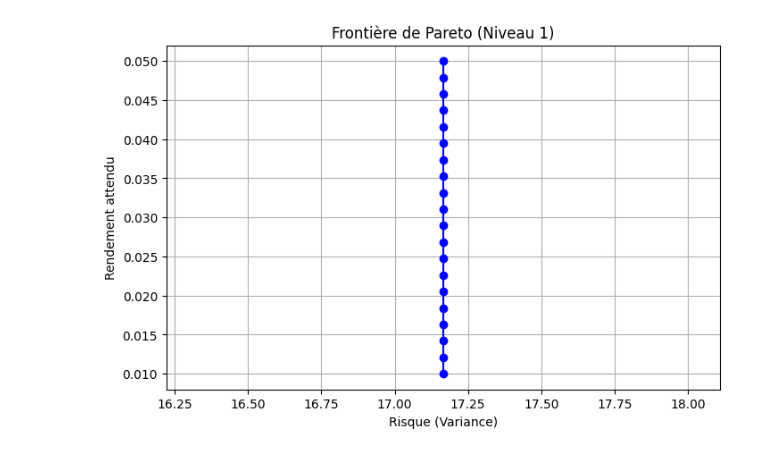
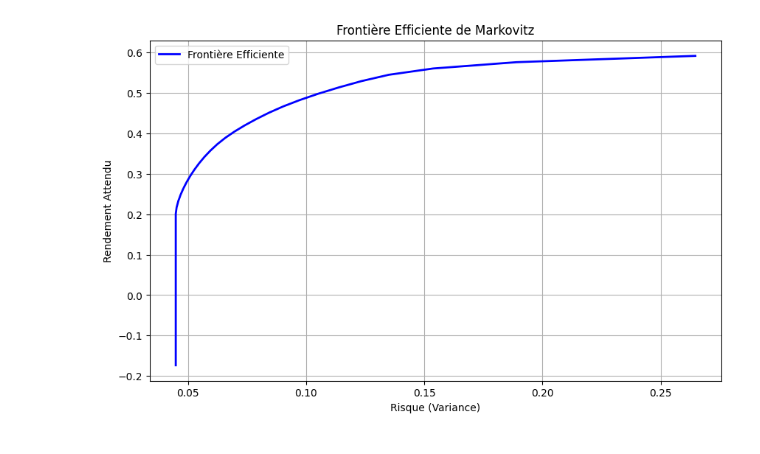
Before and after one commit to corazon008/MulticriteiaOptimization-Project, a Jupyter notebook: notebooks/step1.ipynb, the cells around one changed output. Cells and saved outputs as stored; diff of their text form; code cells hidden in the pictures.

```diff
--- a/notebooks/step1.ipynb
+++ b/notebooks/step1.ipynb
@@ -26,2 +35,0 @@ df
-# %%
-df = df.dropna(axis=0)
@@ -218,0 +36,8 @@ df_pareto = pd.DataFrame(pareto_front)
+# %%
+# Calcul des rendements logarithmiques
+returns = np.log(df / df.shift(1)).dropna()
+
+# Calcul des paramètres pour l'optimisation
+mu = returns.mean() * 252  # Annualisation (252 jours boursiers)
+Sigma = returns.cov() * 252  # Annualisation de la matrice de covariance
+num_assets = len(mu)
@@ -218,0 +139,13 @@ df_pareto = pd.DataFrame(pareto_front)
+# %%
+def portfoliorisk(w, cov_matrix):
+    """Calcule la variance du portefeuille (le risque)"""
+    return w.T @ cov_matrix @ w
+# %%
+# Contrainte : la somme des poids doit être égale à 1
+constraints = ({'type': 'eq', 'fun': lambda w: np.sum(w) - 1})
+
+# Bornes : chaque poids est entre 0 et 1 (pas de vente à décourt)
+bounds = tuple((0, 1) for _ in range(len(mu)))
+
+# Contrainte de rendement minimum (elle sera ajoutée plus tard pour chaque valeur de r_min)
+# Elle sera de la forme : {'type': 'ineq', 'fun': lambda w: w.T @ mu - r_min}
@@ -219,12 +191,11 @@ df_pareto = pd.DataFrame(pareto_front)
 # %%
-import matplotlib.pyplot as plt
-
-plt.figure(figsize=(8, 5))
-plt.plot(df_pareto['Risque'], df_pareto['Rendement'], marker='o', linestyle='-', color='blue')
+plt.figure(figsize=(10, 6))
+plt.plot(optimal_risks, target_returns, 'b-', linewidth=2.0, label='Frontière Efficiente')
 plt.xlabel('Risque (Variance)')
-plt.ylabel('Rendement attendu')
-plt.title('Frontière de Pareto (Niveau 1)')
+plt.ylabel('Rendement Attendu')
+plt.title('Frontière Efficiente de Markovitz')
 plt.grid(True)
+plt.legend()
 plt.show()
 # %% [output]
-[figure, old version]
+[figure, new version]
```
Also changed, not shown: parts of 22 cells of this notebook, 1 other file.
